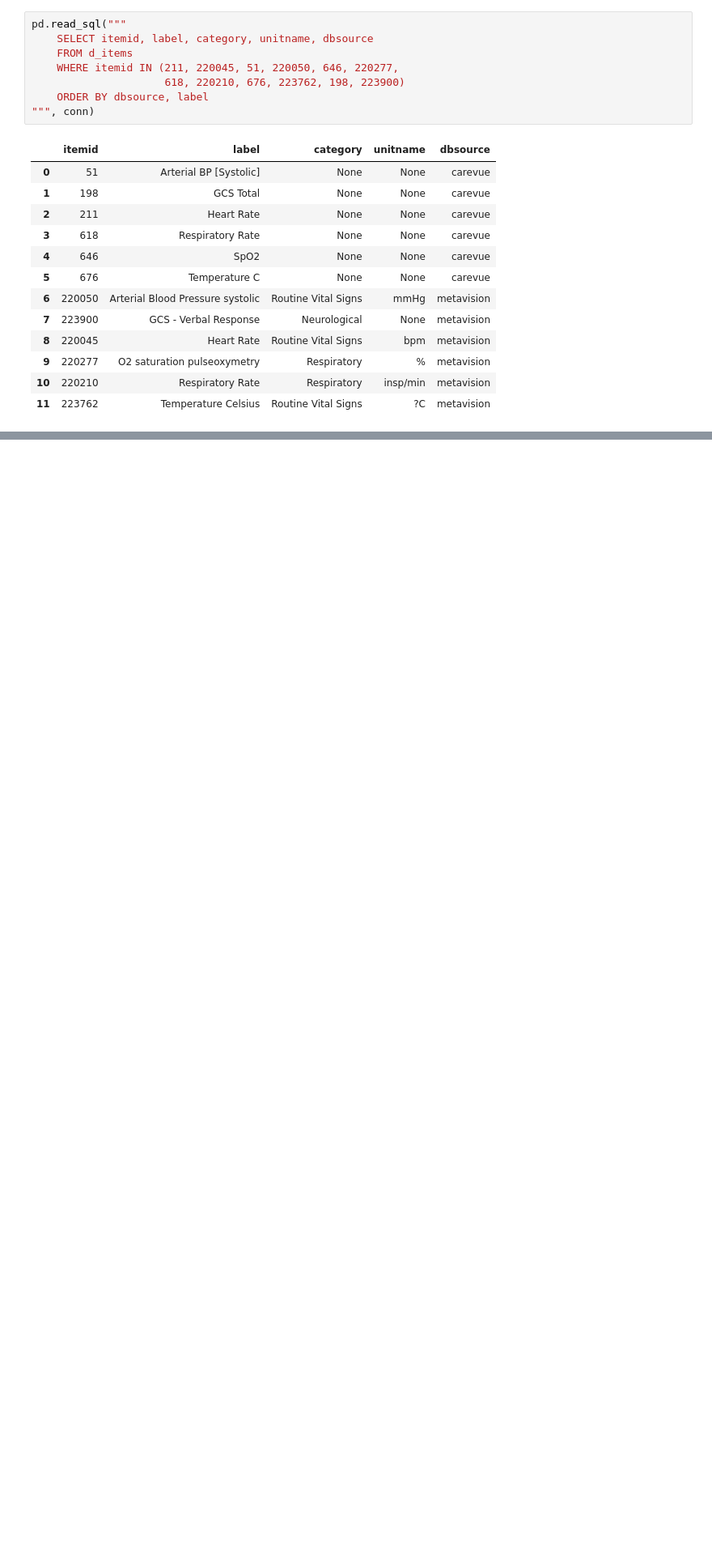
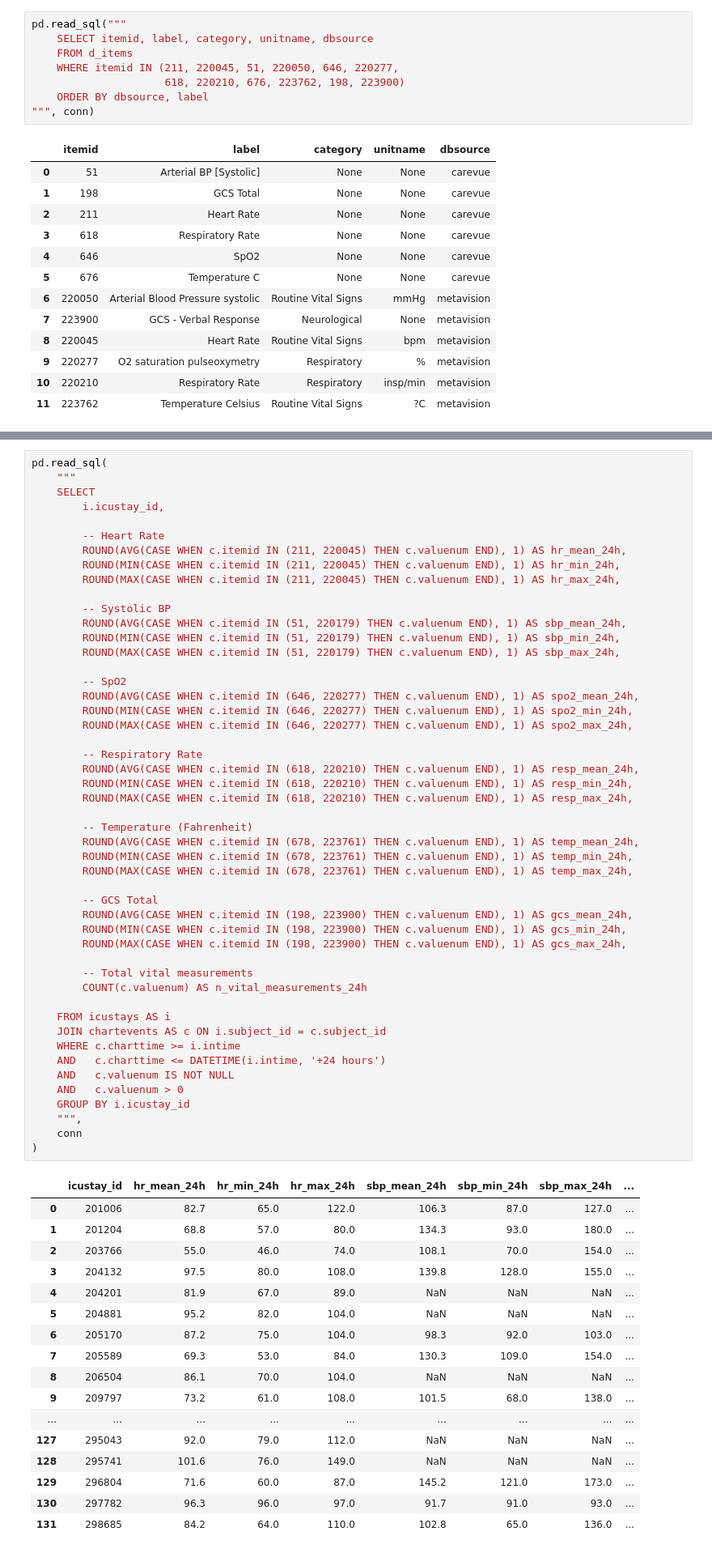
Before and after one commit to cristopher-d-delgado/clinical_intelligence, a Jupyter notebook: notebooks/eda.ipynb, the cells around one changed output, grey strips where cells are left out. Shown at 81% size. Saved outputs shown, nothing was run; the diff lists cells and outputs as text; blank space fills up the shorter version.

```diff
--- a/notebooks/eda.ipynb
+++ b/notebooks/eda.ipynb
@@ -512,3 +519,70 @@ pd.read_sql("""
+# %%
+pd.read_sql(
+    """
+    SELECT
+        i.icustay_id,
+
+        -- Heart Rate
+        ROUND(AVG(CASE WHEN c.itemid IN (211, 220045) THEN c.valuenum END), 1) AS hr_mean_24h,
+        ROUND(MIN(CASE WHEN c.itemid IN (211, 220045) THEN c.valuenum END), 1) AS hr_min_24h,
+        ROUND(MAX(CASE WHEN c.itemid IN (211, 220045) THEN c.valuenum END), 1) AS hr_max_24h,
+
+        -- Systolic BP
+        ROUND(AVG(CASE WHEN c.itemid IN (51, 220179) THEN c.valuenum END), 1) AS sbp_mean_24h,
+        ROUND(MIN(CASE WHEN c.itemid IN (51, 220179) THEN c.valuenum END), 1) AS sbp_min_24h,
+        ROUND(MAX(CASE WHEN c.itemid IN (51, 220179) THEN c.valuenum END), 1) AS sbp_max_24h,
+
+        -- SpO2
+        ROUND(AVG(CASE WHEN c.itemid IN (646, 220277) THEN c.valuenum END), 1) AS spo2_mean_24h,
+        ROUND(MIN(CASE WHEN c.itemid IN (646, 220277) THEN c.valuenum END), 1) AS spo2_min_24h,
+        ROUND(MAX(CASE WHEN c.itemid IN (646, 220277) THEN c.valuenum END), 1) AS spo2_max_24h,
+
+        -- Respiratory Rate
+        ROUND(AVG(CASE WHEN c.itemid IN (618, 220210) THEN c.valuenum END), 1) AS resp_mean_24h,
+        ROUND(MIN(CASE WHEN c.itemid IN (618, 220210) THEN c.valuenum END), 1) AS resp_min_24h,
+        ROUND(MAX(CASE WHEN c.itemid IN (618, 220210) THEN c.valuenum END), 1) AS resp_max_24h,
+
+        -- Temperature (Fahrenheit)
+        ROUND(AVG(CASE WHEN c.itemid IN (678, 223761) THEN c.valuenum END), 1) AS temp_mean_24h,
+        ROUND(MIN(CASE WHEN c.itemid IN (678, 223761) THEN c.valuenum END), 1) AS temp_min_24h,
+        ROUND(MAX(CASE WHEN c.itemid IN (678, 223761) THEN c.valuenum END), 1) AS temp_max_24h,
+
+        -- GCS Total
+        ROUND(AVG(CASE WHEN c.itemid IN (198, 223900) THEN c.valuenum END), 1) AS gcs_mean_24h,
+        ROUND(MIN(CASE WHEN c.itemid IN (198, 223900) THEN c.valuenum END), 1) AS gcs_min_24h,
+        ROUND(MAX(CASE WHEN c.itemid IN (198, 223900) THEN c.valuenum END), 1) AS gcs_max_24h,
+
+        -- Total vital measurements
+        COUNT(c.valuenum) AS n_vital_measurements_24h
+
+    FROM icustays AS i
+    JOIN chartevents AS c ON i.subject_id = c.subject_id
+    WHERE c.charttime >= i.intime
+    AND   c.charttime <= DATETIME(i.intime, '+24 hours')
+    AND   c.valuenum IS NOT NULL
+    AND   c.valuenum > 0
+    GROUP BY i.icustay_id
+    """,
+    conn
+)
+# %% [output]
+|  | icustay_id | hr_mean_24h | hr_min_24h | hr_max_24h | sbp_mean_24h | sbp_min_24h | sbp_max_24h | ... |
+| 0 | 201006 | 82.7 | 65.0 | 122.0 | 106.3 | 87.0 | 127.0 | ... |
+| 1 | 201204 | 68.8 | 57.0 | 80.0 | 134.3 | 93.0 | 180.0 | ... |
+| 2 | 203766 | 55.0 | 46.0 | 74.0 | 108.1 | 70.0 | 154.0 | ... |
+| 3 | 204132 | 97.5 | 80.0 | 108.0 | 139.8 | 128.0 | 155.0 | ... |
+| 4 | 204201 | 81.9 | 67.0 | 89.0 | NaN | NaN | NaN | ... |
+| 5 | 204881 | 95.2 | 82.0 | 104.0 | NaN | NaN | NaN | ... |
+| 6 | 205170 | 87.2 | 75.0 | 104.0 | 98.3 | 92.0 | 103.0 | ... |
+| 7 | 205589 | 69.3 | 53.0 | 84.0 | 130.3 | 109.0 | 154.0 | ... |
+| 8 | 206504 | 86.1 | 70.0 | 104.0 | NaN | NaN | NaN | ... |
+| 9 | 209797 | 73.2 | 61.0 | 108.0 | 101.5 | 68.0 | 138.0 | ... |
+| ... | ... | ... | ... | ... | ... | ... | ... | ... |
+| 127 | 295043 | 92.0 | 79.0 | 112.0 | NaN | NaN | NaN | ... |
+| 128 | 295741 | 101.6 | 76.0 | 149.0 | NaN | NaN | NaN | ... |
+| 129 | 296804 | 71.6 | 60.0 | 87.0 | 145.2 | 121.0 | 173.0 | ... |
+| 130 | 297782 | 96.3 | 96.0 | 97.0 | 91.7 | 91.0 | 93.0 | ... |
+| 131 | 298685 | 84.2 | 64.0 | 110.0 | 102.8 | 65.0 | 136.0 | ... |
 # %%
 
 # # Register views from features.sql file
```
Also changed, not shown: parts of 1 cell of this notebook.
